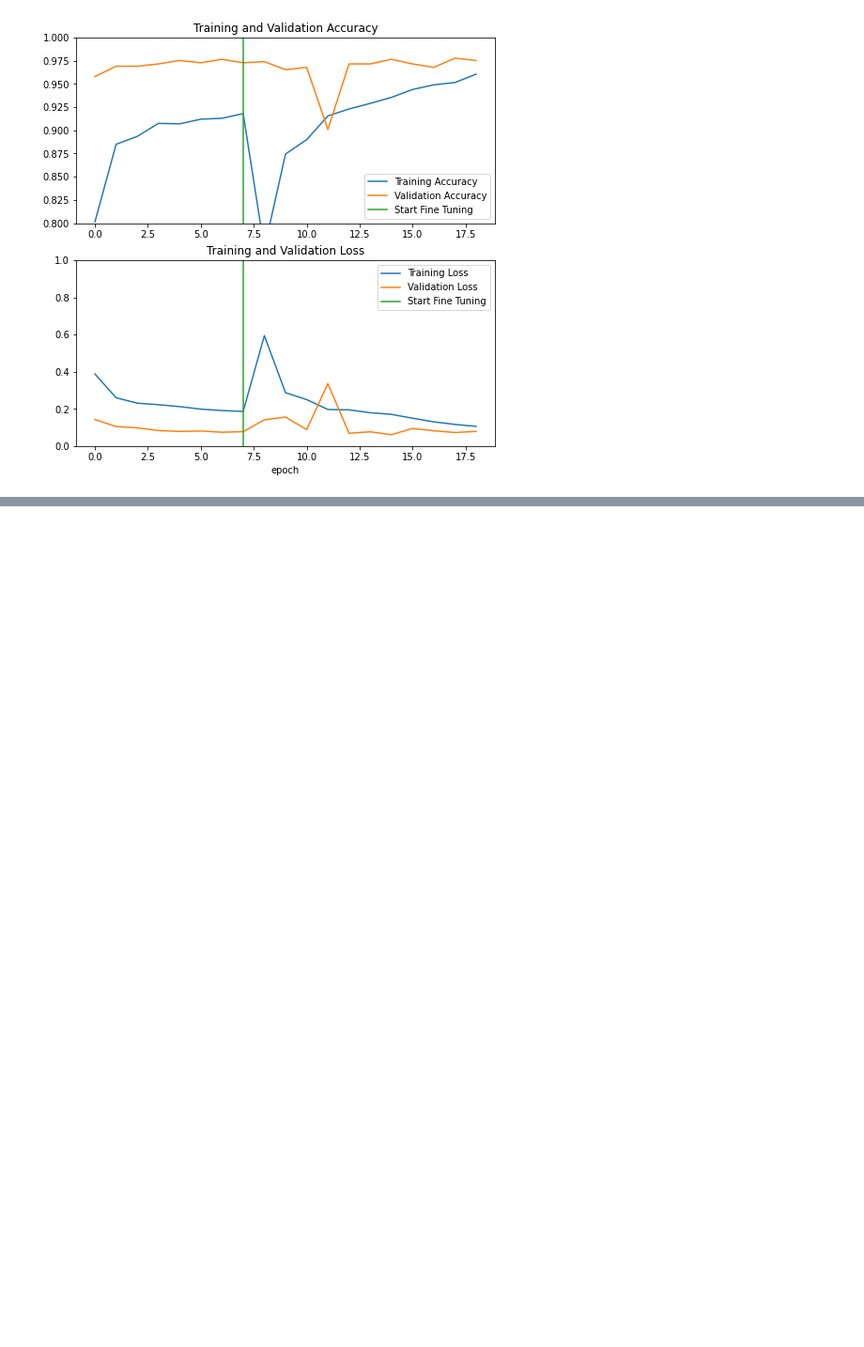
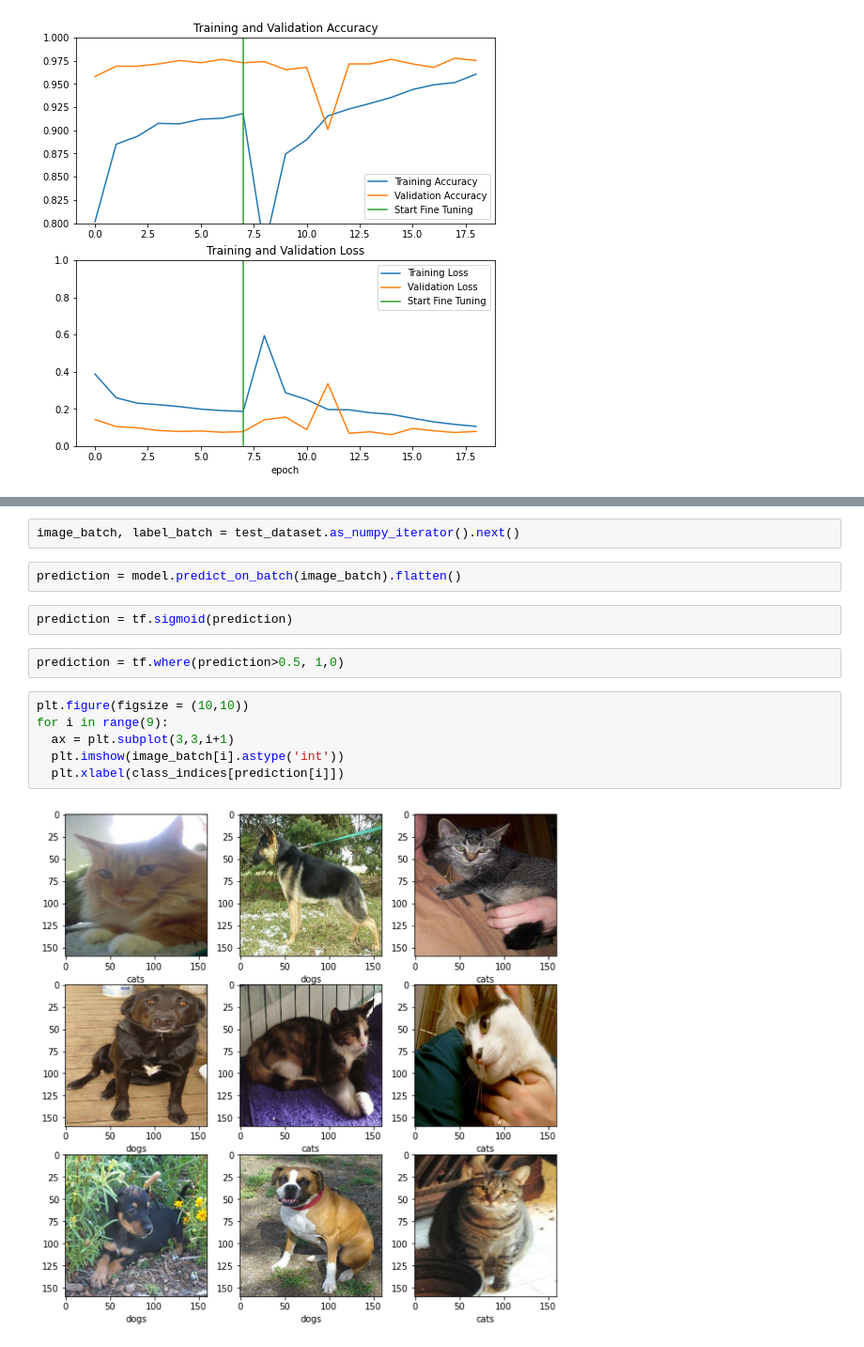
Before and after one commit to shivtejshete/CV-Image_Classification-, a Jupyter notebook: Transfer_Learning.ipynb, the cells around one changed output, grey strips where cells are left out. Shown at 94% size. Cells and saved outputs as stored; diff of their text form; blank space fills up the shorter version.

```diff
--- a/Transfer_Learning.ipynb
+++ b/Transfer_Learning.ipynb
@@ -441,0 +453,16 @@ plt.show()
+# %%
+image_batch, label_batch = test_dataset.as_numpy_iterator().next()
+# %%
+prediction = model.predict_on_batch(image_batch).flatten()
+# %%
+prediction = tf.sigmoid(prediction)
+# %%
+prediction = tf.where(prediction>0.5, 1,0)
+# %%
+plt.figure(figsize = (10,10))
+for i in range(9):
+  ax = plt.subplot(3,3,i+1)
+  plt.imshow(image_batch[i].astype('int'))
+  plt.xlabel(class_indices[prediction[i]])
+# %% [output]
+[figure, added]
```
Also changed, not shown: parts of 4 cells of this notebook.
